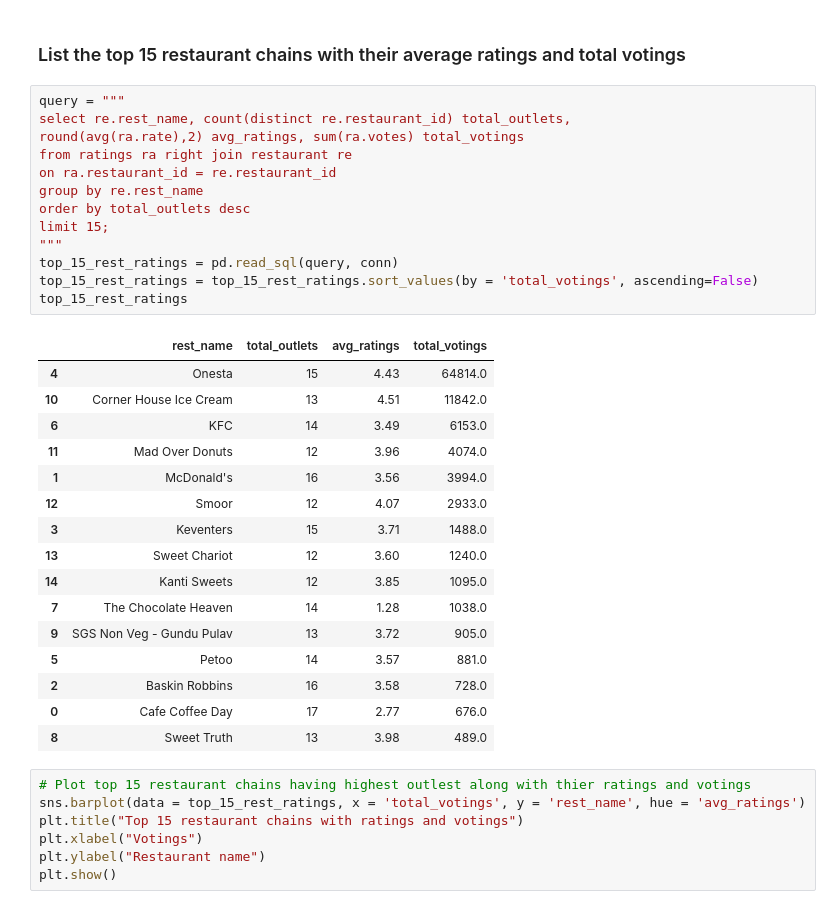
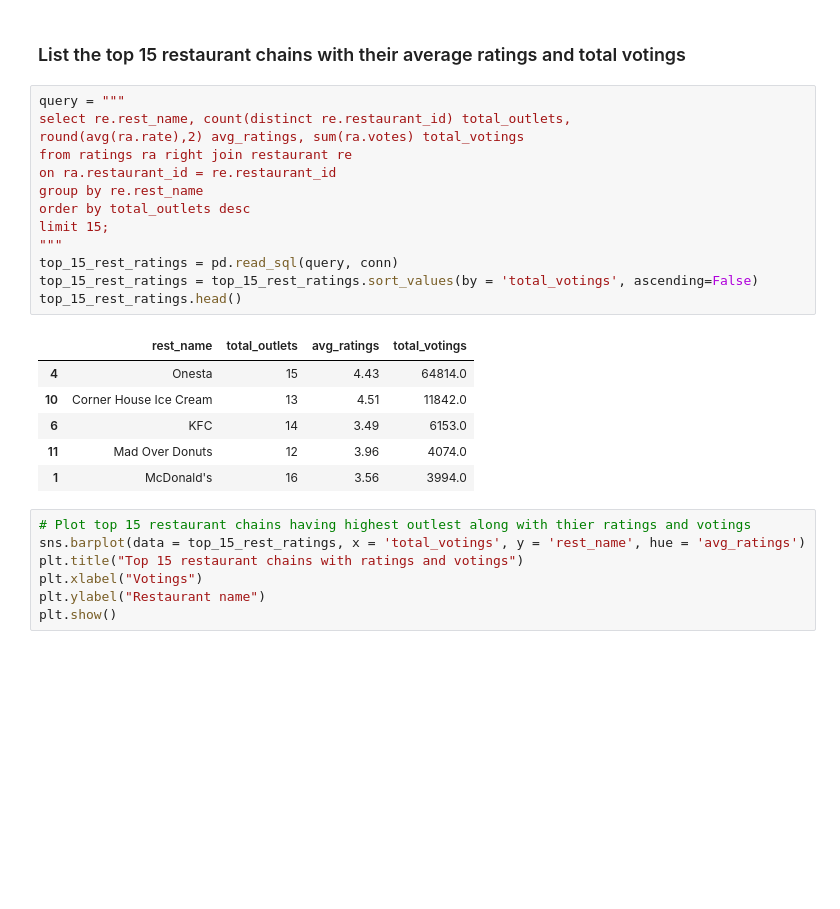
Before and after one commit to Bhuvi128/Bengaluru-Restaurant-Trends-Analysis, a Jupyter notebook: Bengaluru Restaurant Trends Analysis.ipynb, the cells around one changed output. Saved outputs shown, nothing was run; the diff lists cells and outputs as text; blank space fills up the shorter version.

```diff
--- a/Bengaluru Restaurant Trends Analysis.ipynb
+++ b/Bengaluru Restaurant Trends Analysis.ipynb
@@ -240,33 +291,23 @@ plt.show()
 # %%
 query = """
 select re.rest_name, count(distinct re.restaurant_id) total_outlets,
 round(avg(ra.rate),2) avg_ratings, sum(ra.votes) total_votings
 from ratings ra right join restaurant re
 on ra.restaurant_id = re.restaurant_id
 group by re.rest_name
 order by total_outlets desc
 limit 15;
 """
 top_15_rest_ratings = pd.read_sql(query, conn)
 top_15_rest_ratings = top_15_rest_ratings.sort_values(by = 'total_votings', ascending=False)
-top_15_rest_ratings
+top_15_rest_ratings.head()
 # %% [output]
 |  | rest_name | total_outlets | avg_ratings | total_votings |
 | 4 | Onesta | 15 | 4.43 | 64814.0 |
 | 10 | Corner House Ice Cream | 13 | 4.51 | 11842.0 |
 | 6 | KFC | 14 | 3.49 | 6153.0 |
 | 11 | Mad Over Donuts | 12 | 3.96 | 4074.0 |
 | 1 | McDonald's | 16 | 3.56 | 3994.0 |
-| 12 | Smoor | 12 | 4.07 | 2933.0 |
-| 3 | Keventers | 15 | 3.71 | 1488.0 |
-| 13 | Sweet Chariot | 12 | 3.60 | 1240.0 |
-| 14 | Kanti Sweets | 12 | 3.85 | 1095.0 |
-| 7 | The Chocolate Heaven | 14 | 1.28 | 1038.0 |
-| 9 | SGS Non Veg - Gundu Pulav | 13 | 3.72 | 905.0 |
-| 5 | Petoo | 14 | 3.57 | 881.0 |
-| 2 | Baskin Robbins | 16 | 3.58 | 728.0 |
-| 0 | Cafe Coffee Day | 17 | 2.77 | 676.0 |
-| 8 | Sweet Truth | 13 | 3.98 | 489.0 |
 # %%
 # Plot top 15 restaurant chains having highest outlest along with thier ratings and votings
 sns.barplot(data = top_15_rest_ratings, x = 'total_votings', y = 'rest_name', hue = 'avg_ratings')
```
Also changed, not shown: parts of 35 cells of this notebook, 1 other file.
